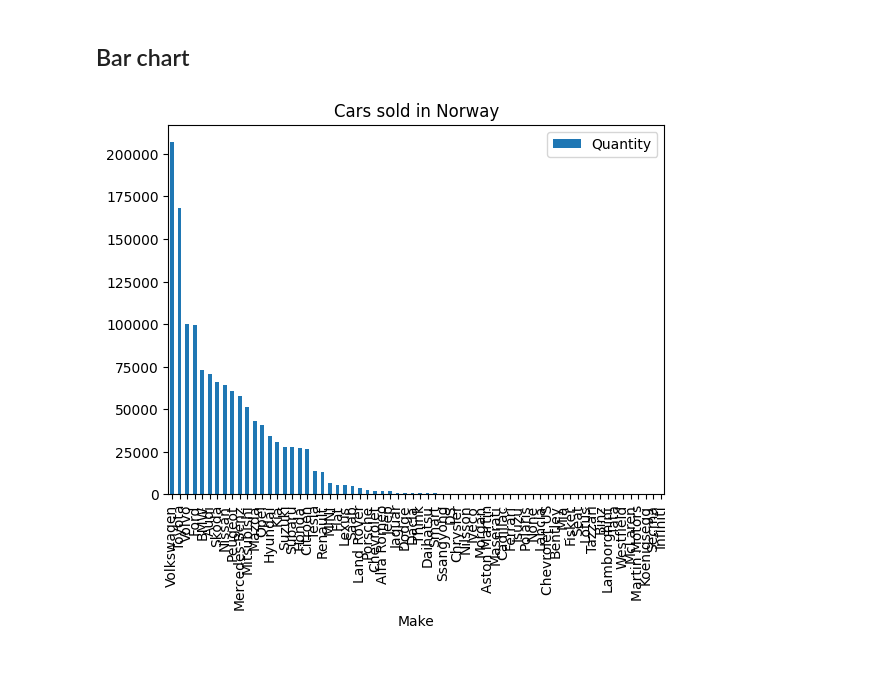
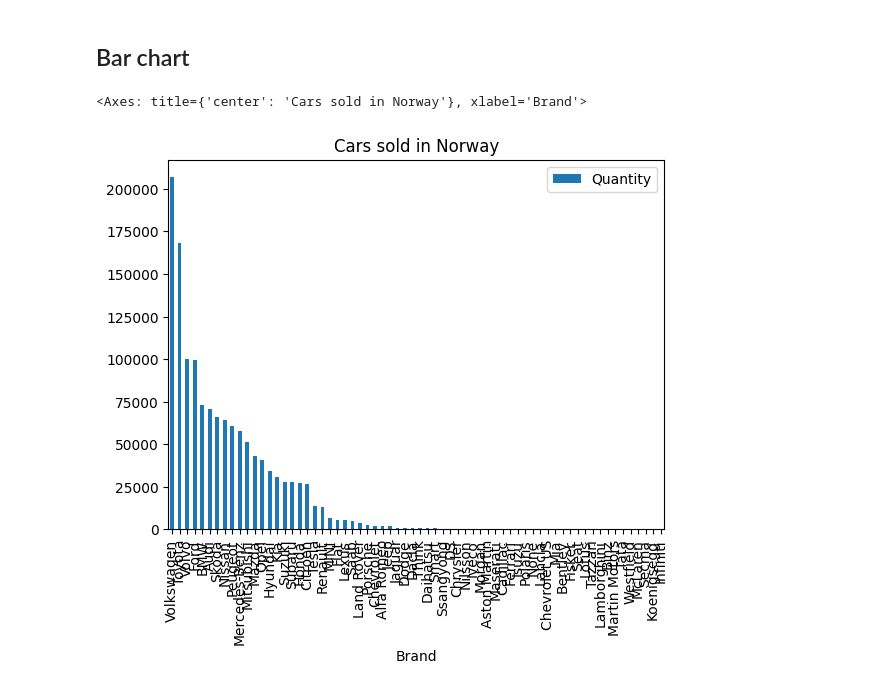
Before and after one commit to ebt35/data_visualization_eyoub_beraki_de24, a Jupyter notebook: code_alongs/02_matplotlib_line_bar/matplotlib_line_bar.ipynb, the cells around one changed output. Saved outputs shown, nothing was run; the diff lists cells and outputs as text; code cells hidden in the pictures.

```diff
--- a/code_alongs/02_matplotlib_line_bar/matplotlib_line_bar.ipynb
+++ b/code_alongs/02_matplotlib_line_bar/matplotlib_line_bar.ipynb
@@ -78,13 +78,17 @@ import duckdb
 
 # brand and total quantity for each brand
 
-df_quantity_make = duckdb.query(
-    """
-             SELECT make, SUM(quantity) as Quantity
-             FROM df
-             GROUP BY make
-             ORDER BY quantity DESC"""
-).df()
+df_quantity_brand = duckdb.query("""
+    SELECT
+        make AS Brand,
+        SUM(quantity) AS Quantity
+    FROM df
+    GROUP BY
+        make
+    ORDER BY
+        quantity
+    DESC
+""").df()
 
-df_quantity_make.head()
+df_quantity_brand.head()
 # %% [output]
@@ -101,6 +105,7 @@ array([2007, 2008, 2009, 2010, 2011, 2012, 2013, 2014, 2015, 2016, 2017])
 # %% [markdown]
 ## Bar chart
 # %%
-ax = df_quantity_make.plot(kind="bar", x="Make", y="Quantity", title = "Cars sold in Norway");
+df_quantity_brand.plot(kind = "bar", x = "Brand", y = "Quantity", title = "Cars sold in Norway")
 # %% [output]
+<Axes: title={'center': 'Cars sold in Norway'}, xlabel='Brand'>
-[figure, old version]
+[figure, new version]
```
Also changed, not shown: parts of 11 cells of this notebook, 2 other files.
